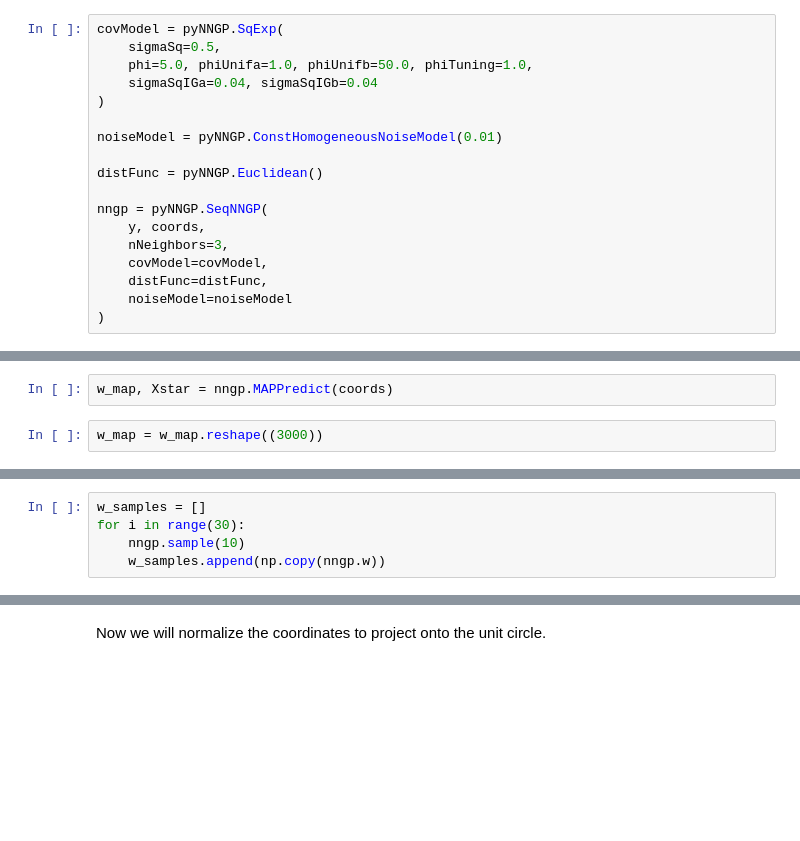
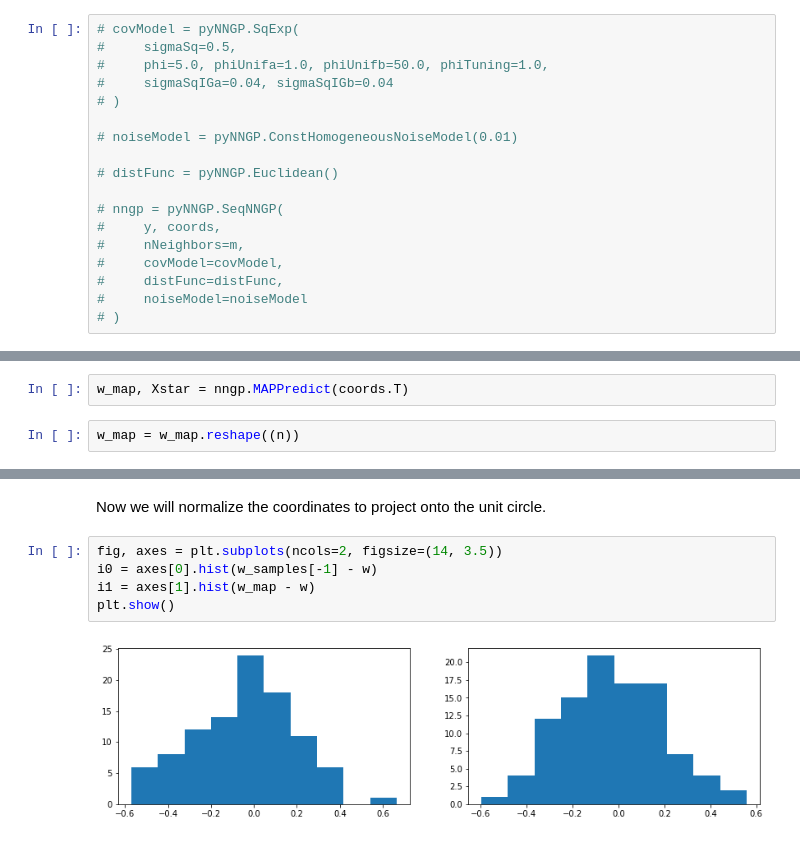
Before and after one commit to bwpriest/pyNNGP, a Jupyter notebook: notebook/regression_validation.ipynb, the cells around one changed output, grey strips where cells are left out. Drawn from its saved outputs; the diff is of its cells as text; blank space fills up the shorter version.

```diff
--- a/notebook/regression_validation.ipynb
+++ b/notebook/regression_validation.ipynb
@@ -50,22 +75,22 @@ plt.show()
 # %% [markdown]
 We will train an NNGP to model this surface. We specify the model below, using the squared exponential kernel and conditioning the likelihood of each training observation on at most 3 others.
 # %%
-covModel = pyNNGP.SqExp(
-    sigmaSq=0.5,
-    phi=5.0, phiUnifa=1.0, phiUnifb=50.0, phiTuning=1.0,
-    sigmaSqIGa=0.04, sigmaSqIGb=0.04
-)
+# covModel = pyNNGP.SqExp(
+#     sigmaSq=0.5,
+#     phi=5.0, phiUnifa=1.0, phiUnifb=50.0, phiTuning=1.0,
+#     sigmaSqIGa=0.04, sigmaSqIGb=0.04
+# )
 
-noiseModel = pyNNGP.ConstHomogeneousNoiseModel(0.01)
+# noiseModel = pyNNGP.ConstHomogeneousNoiseModel(0.01)
 
-distFunc = pyNNGP.Euclidean()
+# distFunc = pyNNGP.Euclidean()
 
-nngp = pyNNGP.SeqNNGP(
-    y, coords,
-    nNeighbors=3,
-    covModel=covModel,
-    distFunc=distFunc,
-    noiseModel=noiseModel
-)
+# nngp = pyNNGP.SeqNNGP(
+#     y, coords,
+#     nNeighbors=m,
+#     covModel=covModel,
+#     distFunc=distFunc,
+#     noiseModel=noiseModel
+# )
 # %%
 coords.shape
@@ -72,6 +129,6 @@ coords.shape
 # %%
-w_map, Xstar = nngp.MAPPredict(coords)
+w_map, Xstar = nngp.MAPPredict(coords.T)
 # %%
-w_map = w_map.reshape((3000))
+w_map = w_map.reshape((n))
 # %%
 w_map.shape
@@ -78,5 +136,0 @@ w_map.shape
-# %%
-w_samples = []
-for i in range(30):
-    nngp.sample(10)
-    w_samples.append(np.copy(nngp.w))
@@ -127,2 +160,9 @@ plt.show()
 # %% [markdown]
 Now we will normalize the coordinates to project onto the unit circle.
+# %%
+fig, axes = plt.subplots(ncols=2, figsize=(14, 3.5))
+i0 = axes[0].hist(w_samples[-1] - w)
+i1 = axes[1].hist(w_map - w)
+plt.show()
+# %% [output]
+[figure, added]
```
Also changed, not shown: parts of 9 cells of this notebook, 5 other files.
